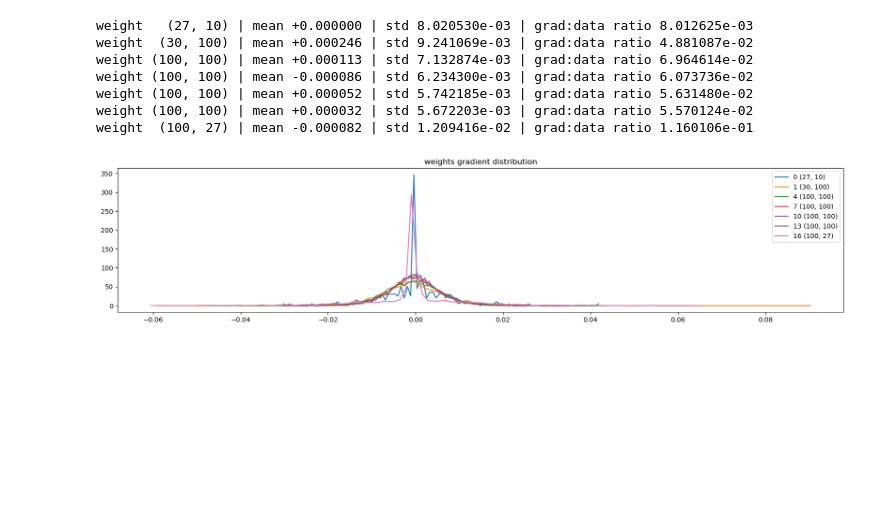
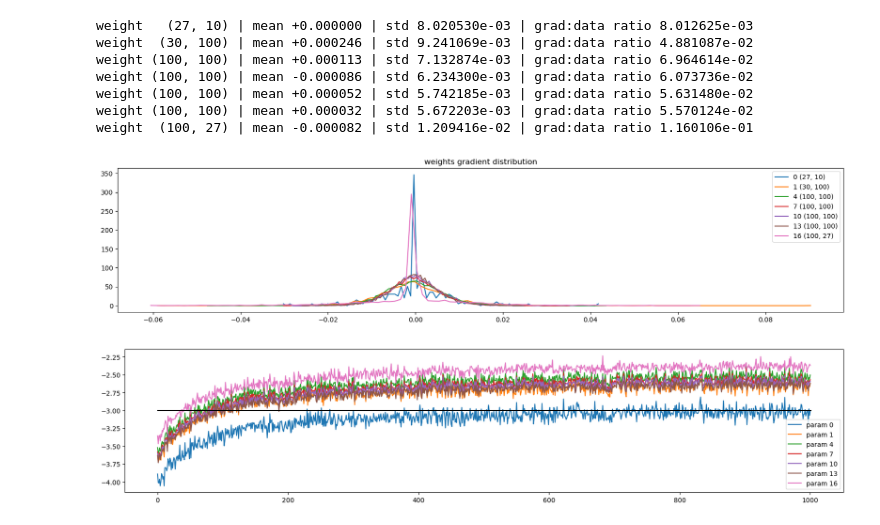
Before and after one commit to AbhijeetShk/NeuralNuts, a Jupyter notebook: working_with_language/mlp_batchnorm.ipynb, the cells around one changed output. Cells and saved outputs as stored; diff of their text form; code cells hidden in the pictures; blank space fills up the shorter version.

```diff
--- a/working_with_language/mlp_batchnorm.ipynb
+++ b/working_with_language/mlp_batchnorm.ipynb
@@ -526,3 +529,16 @@ weight  (100, 27) | mean -0.000082 | std 1.209416e-02 | grad:data ratio 1.160106
 [figure]
 # %%
 #why tanh? multiple linears only collapse to single neural layer in terms of its representation power
+# %%
+#update:data ratio -> changes done in tensor is more informative than grad:data ratio->how great are the updates to the values of these tensors
+plt.figure(figsize=(20, 4))
+legends = []
+for i,p in enumerate(parameters):
+  if p.ndim == 2:
+    plt.plot([ud[j][i] for j in range(len(ud))])
+    legends.append('param %d' % i)
+plt.plot([0, len(ud)], [-3, -3], 'k') # these ratios should be ~1e-3, indicate on plot -- values in tensors -> take on some value -> update throught them at every single iteration are no more than 1k of actual magnitude in those tensors
+plt.legend(legends);
+#if its below -3 then it means parameters are not training fast enough
+# %% [output]
+[figure, added]
```
Also changed, not shown: parts of 2 cells of this notebook, 1 other file.
